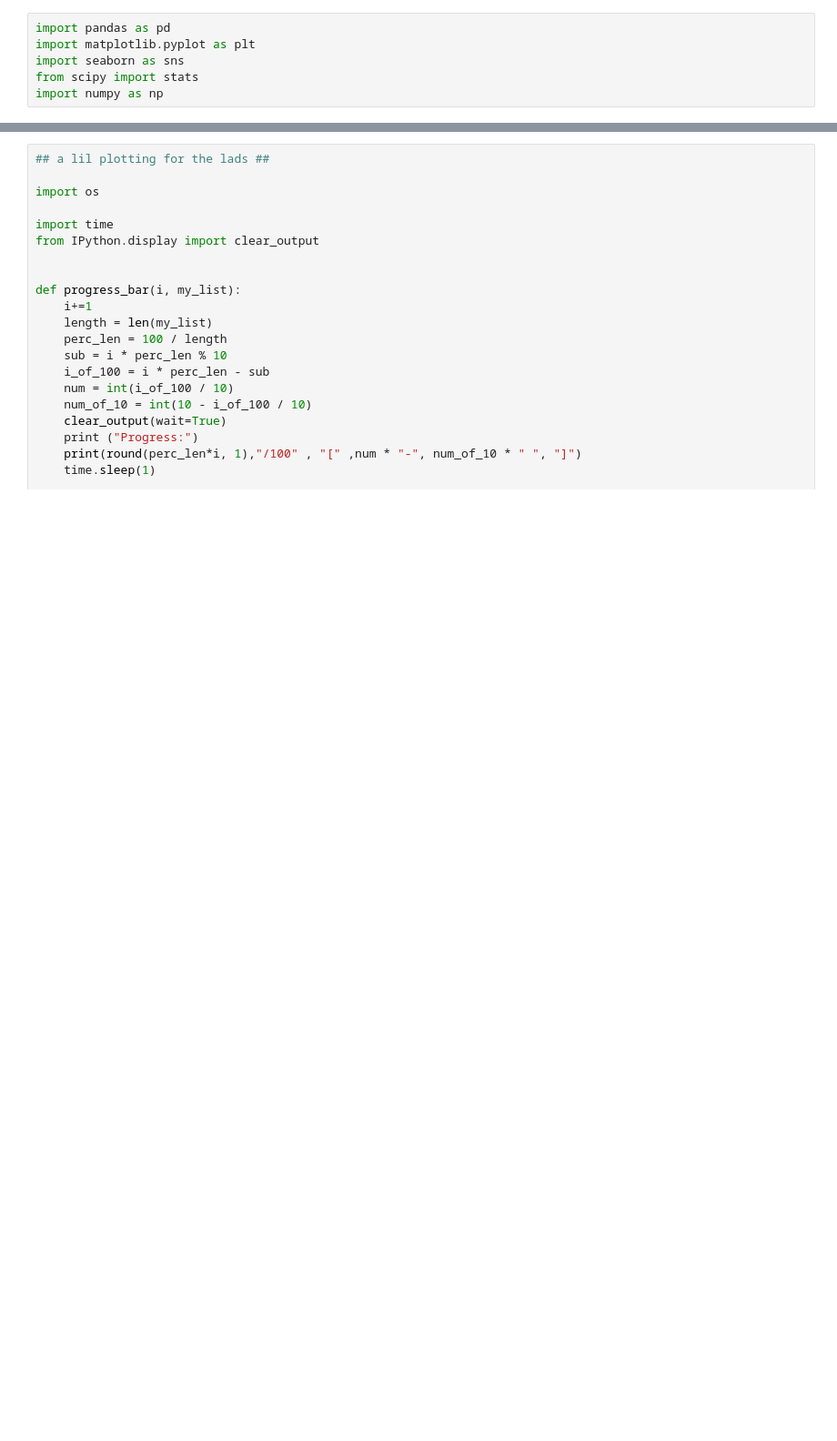
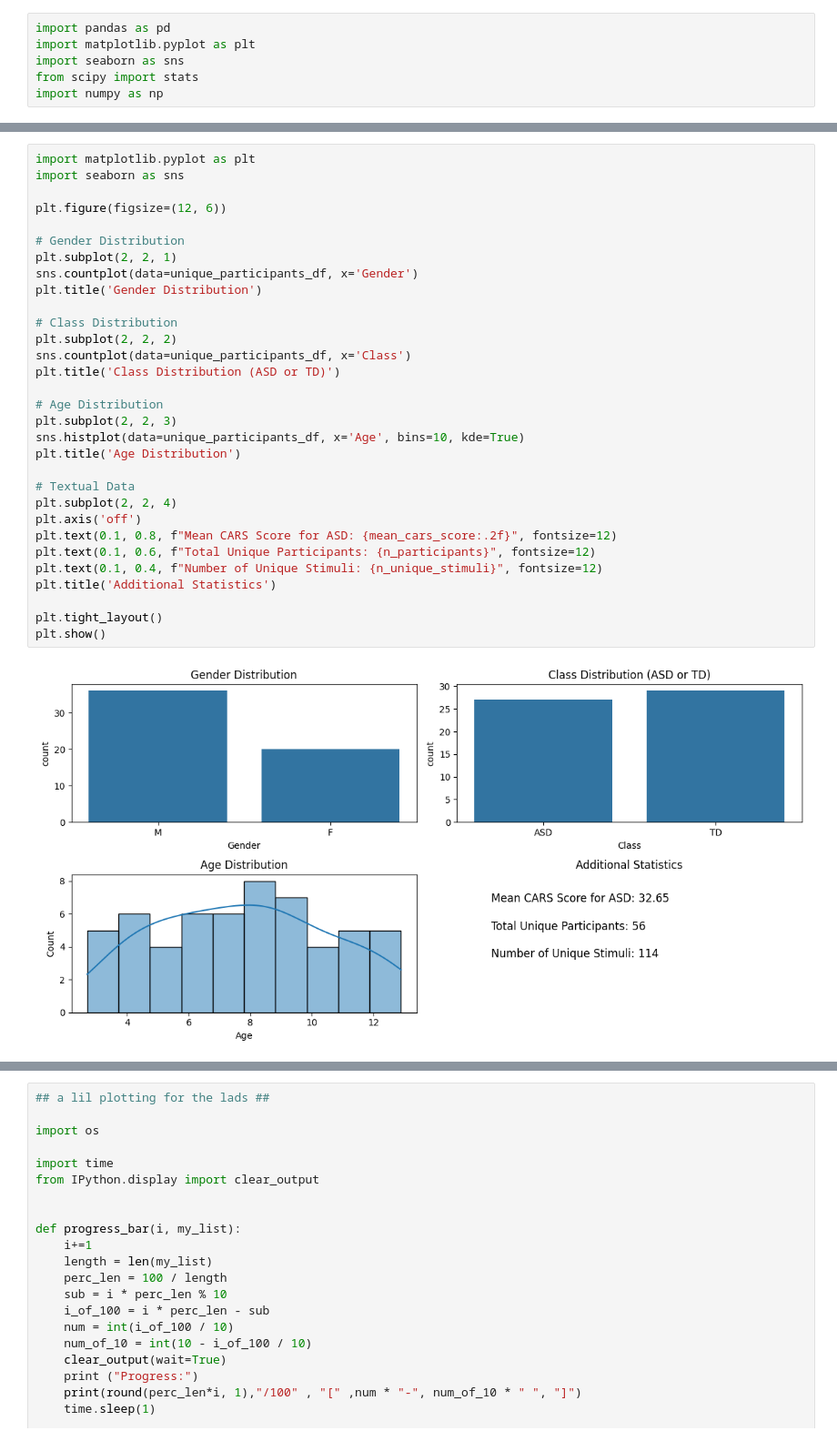
Before and after one commit to asw615/Classification-of-ASD-EyeTracking, a Jupyter notebook: data_inspection.ipynb, the cells around one changed output, grey strips where cells are left out. Shown at 91% size. Saved outputs shown, nothing was run; the diff lists cells and outputs as text; blank space fills up the shorter version.

Commit message:
bar liige lidt lækre plots

```diff
--- a/data_inspection.ipynb
+++ b/data_inspection.ipynb
@@ -61 +61,34 @@ dtypes: float64(6), int64(1), object(13)
 memory usage: 138.2+ MB
+# %%
+import matplotlib.pyplot as plt
+import seaborn as sns
+
+plt.figure(figsize=(12, 6))
+
+# Gender Distribution
+plt.subplot(2, 2, 1)
+sns.countplot(data=unique_participants_df, x='Gender')
+plt.title('Gender Distribution')
+
+# Class Distribution
+plt.subplot(2, 2, 2)
+sns.countplot(data=unique_participants_df, x='Class')
+plt.title('Class Distribution (ASD or TD)')
+
+# Age Distribution
+plt.subplot(2, 2, 3)
+sns.histplot(data=unique_participants_df, x='Age', bins=10, kde=True)
+plt.title('Age Distribution')
+
+# Textual Data
+plt.subplot(2, 2, 4)
+plt.axis('off')
+plt.text(0.1, 0.8, f"Mean CARS Score for ASD: {mean_cars_score:.2f}", fontsize=12)
+plt.text(0.1, 0.6, f"Total Unique Participants: {n_participants}", fontsize=12)
+plt.text(0.1, 0.4, f"Number of Unique Stimuli: {n_unique_stimuli}", fontsize=12)
+plt.title('Additional Statistics')
+
+plt.tight_layout()
+plt.show()
+# %% [output]
+[figure, added]
```
Also changed, not shown: parts of 2 cells of this notebook, 5 other files.
